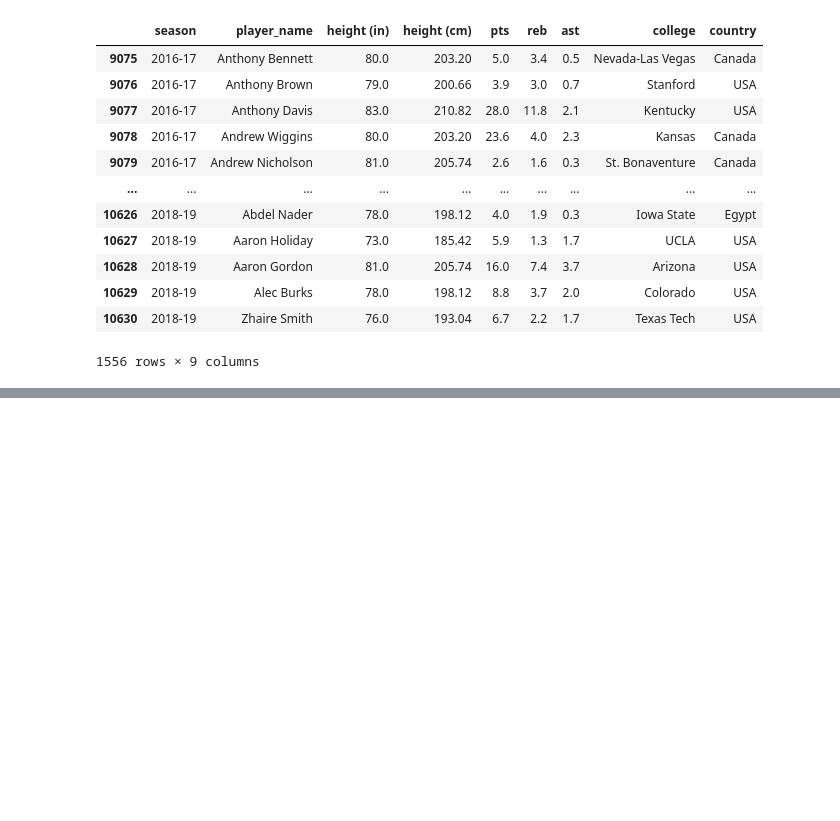
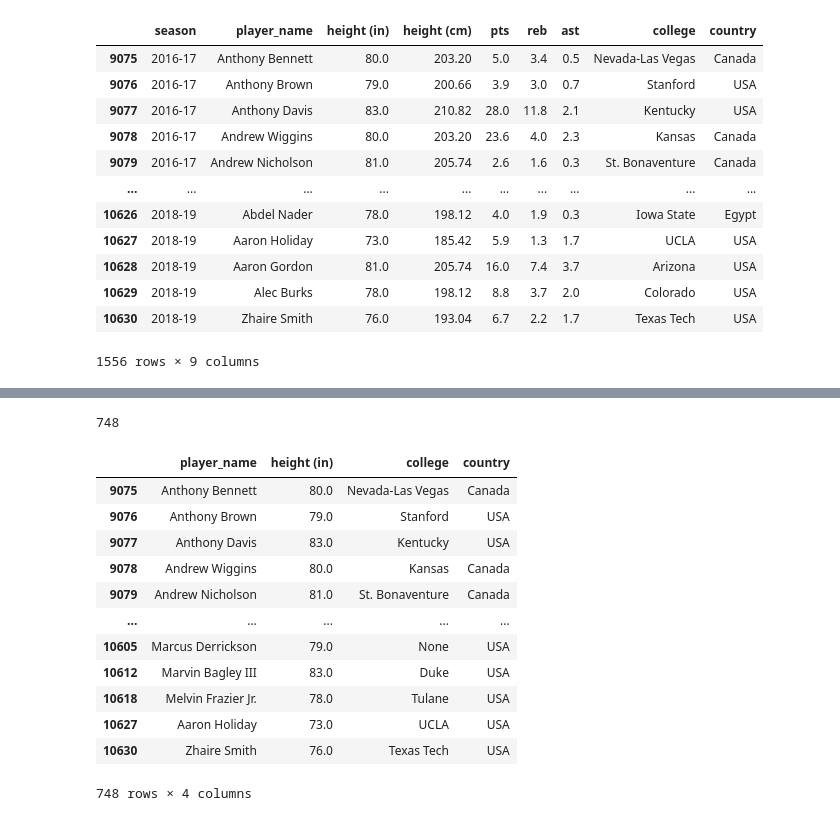
Before and after one commit to ic17rey/butler-groupA-project1, a Jupyter notebook: nba_height_project.ipynb, the cells around one changed output, grey strips where cells are left out. Saved outputs shown, nothing was run; the diff lists cells and outputs as text; code cells hidden in the pictures; blank space fills up the shorter version.

```diff
--- a/nba_height_project.ipynb
+++ b/nba_height_project.ipynb
@@ -139,0 +160,23 @@ organized_stats_df
+# %%
+# Want each player only once in player_info_df
+player_count = player_info_df['player_name'].unique()
+print(len(player_count))
+
+unique_players_info_df = player_info_df.drop_duplicates(subset=["player_name"])
+
+unique_players_info_df
+# %% [output]
+748
+|  | player_name | height (in) | college | country |
+| 9075 | Anthony Bennett | 80.0 | Nevada-Las Vegas | Canada |
+| 9076 | Anthony Brown | 79.0 | Stanford | USA |
+| 9077 | Anthony Davis | 83.0 | Kentucky | USA |
+| 9078 | Andrew Wiggins | 80.0 | Kansas | Canada |
+| 9079 | Andrew Nicholson | 81.0 | St. Bonaventure | Canada |
+| ... | ... | ... | ... | ... |
+| 10605 | Marcus Derrickson | 79.0 | None | USA |
+| 10612 | Marvin Bagley III | 83.0 | Duke | USA |
+| 10618 | Melvin Frazier Jr. | 78.0 | Tulane | USA |
+| 10627 | Aaron Holiday | 73.0 | UCLA | USA |
+| 10630 | Zhaire Smith | 76.0 | Texas Tech | USA |
+748 rows × 4 columns
```
Also changed, not shown: parts of 4 cells of this notebook.
